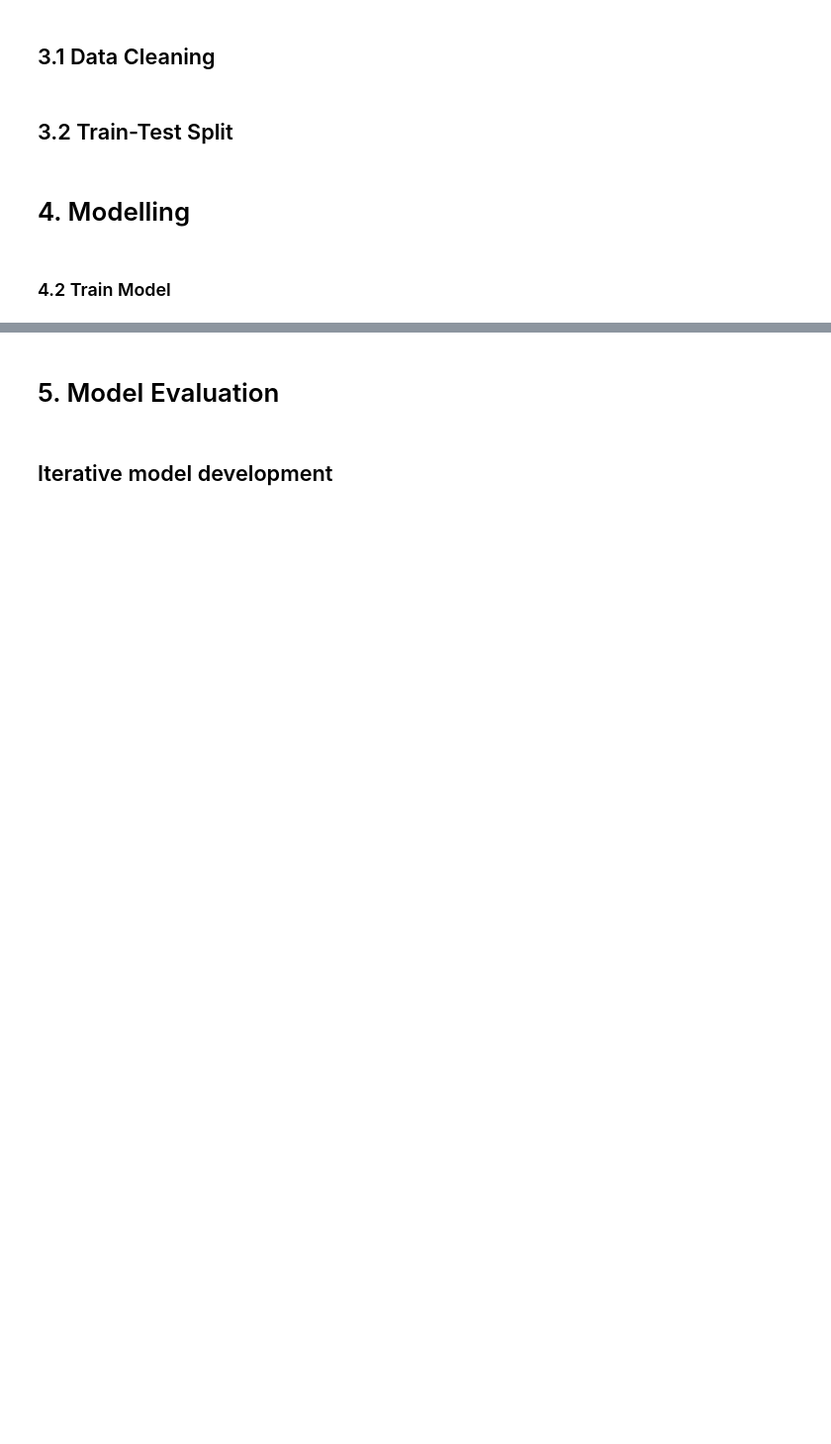
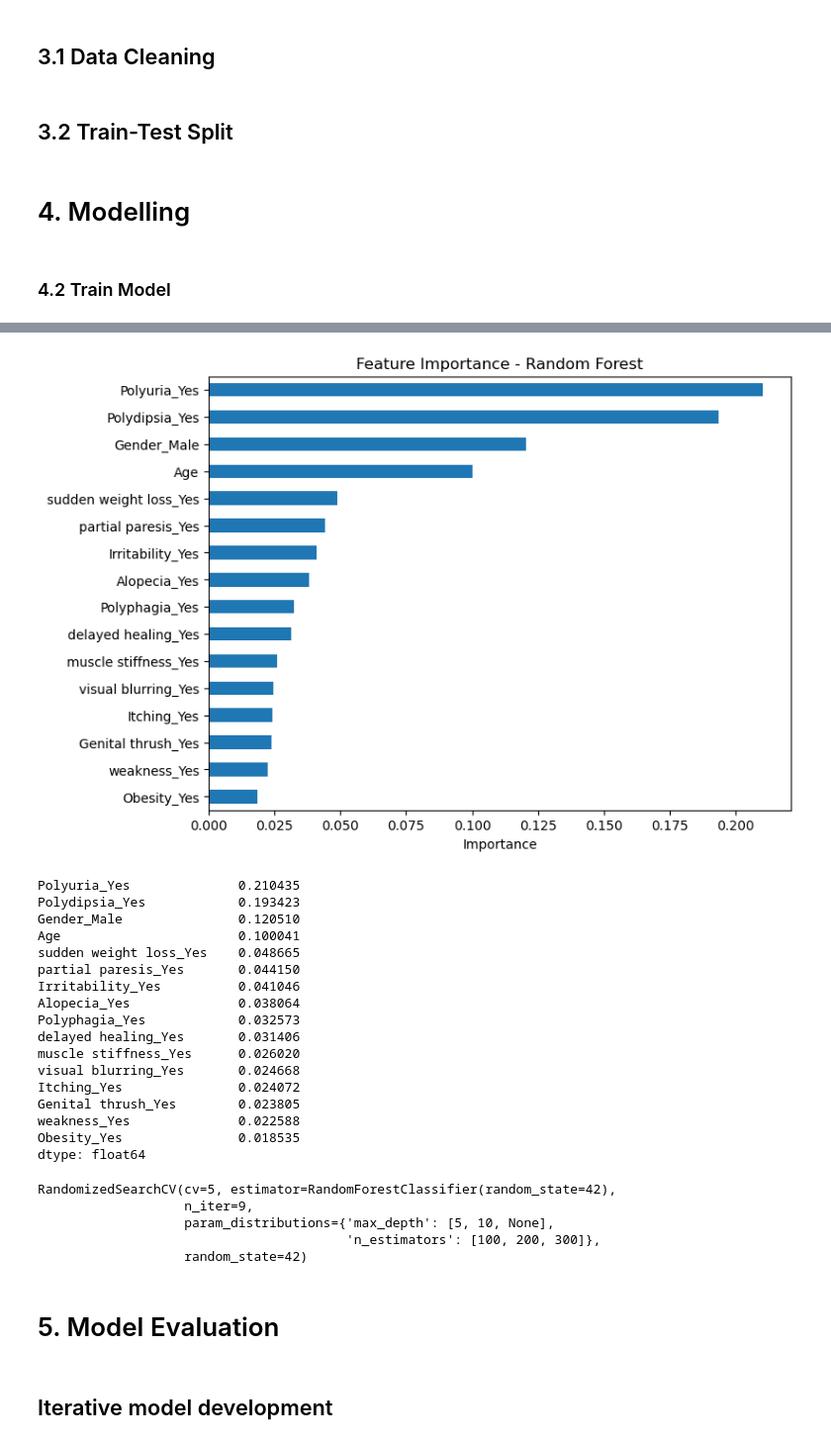
Before and after one commit to dennisho004/MLDP_Project, a Jupyter notebook: MLDP_Program_Codes_Submission_Template.ipynb, the cells around one changed output, grey strips where cells are left out. Shown at 99% size. Cells and saved outputs as stored; diff of their text form; code cells hidden in the pictures; blank space fills up the shorter version.

Commit message:
- EDA Updated - Modelling completed, will be refined

```diff
--- a/MLDP_Program_Codes_Submission_Template.ipynb
+++ b/MLDP_Program_Codes_Submission_Template.ipynb
@@ -314,7 +318,8 @@ RANDOM_STATE = 42
 X_train, X_test, y_train, y_test = train_test_split(X,
                                                     y,
                                                     test_size=test_size,
-                                                    random_state=RANDOM_STATE)
+                                                    random_state=RANDOM_STATE,
+                                                    stratify=y)
 # %% [markdown]
 # 4. Modelling
 # %% [markdown]
@@ -342,0 +350,10 @@ weighted avg       0.94      0.94      0.94       156
+# %%
+# Model 1 with metrics
+
+rf = RandomForestClassifier(random_state=RANDOM_STATE)
+rf.fit(X_train, y_train)
+
+## Make prediction and Evaluate the Model
+y_pred = rf.predict(X_test)
+print(confusion_matrix(y_test, y_pred))
+print(classification_report(y_test, y_pred))
@@ -342,0 +371,10 @@ weighted avg       0.94      0.94      0.94       156
+# %%
+# Model 2 with metrics
+
+gb = GradientBoostingClassifier(random_state=RANDOM_STATE)
+gb.fit(X_train, y_train)
+
+## Make prediction and Evaluate the Model
+y_pred = gb.predict(X_test)
+print(confusion_matrix(y_test, y_pred))
+print(classification_report(y_test, y_pred))
@@ -342,0 +392,33 @@ weighted avg       0.94      0.94      0.94       156
+# %%
+## Feature importance from Random Forest model
+
+importances = pd.Series(rf.feature_importances_, index=X_train.columns)
+importances = importances.sort_values(ascending=False)
+
+plt.figure(figsize=(8,6))
+importances.plot(kind='barh')
+plt.title('Feature Importance - Random Forest')
+plt.xlabel('Importance')
+plt.gca().invert_yaxis()
+plt.show()
+
+importances
+# %% [output]
+[figure, added]
+Polyuria_Yes              0.210435
+Polydipsia_Yes            0.193423
+Gender_Male               0.120510
+Age                       0.100041
+sudden weight loss_Yes    0.048665
+partial paresis_Yes       0.044150
+Irritability_Yes          0.041046
+Alopecia_Yes              0.038064
+Polyphagia_Yes            0.032573
+delayed healing_Yes       0.031406
+muscle stiffness_Yes      0.026020
+visual blurring_Yes       0.024668
+Itching_Yes               0.024072
+Genital thrush_Yes        0.023805
+weakness_Yes              0.022588
+Obesity_Yes               0.018535
+dtype: float64
@@ -343,3 +430,24 @@ weighted avg       0.94      0.94      0.94       156
+# %%
+param_grid = {
+    'n_estimators': [100, 200, 300],
+    'max_depth': [5, 10, None]
+}
+
+rf_search = RandomizedSearchCV(
+    estimator=rf,
+    param_distributions=param_grid,
+    n_iter=9,
+    cv=5,
+    random_state=RANDOM_STATE
+)
+
+rf_search.fit(X_train_dropped, y_train)
+# %% [output]
+RandomizedSearchCV(cv=5, estimator=RandomForestClassifier(random_state=42),
+                   n_iter=9,
+                   param_distributions={'max_depth': [5, 10, None],
+                                        'n_estimators': [100, 200, 300]},
+                   random_state=42)
 # %% [markdown]
 # 5. Model Evaluation
 # %%
```
Also changed, not shown: parts of 7 cells of this notebook.
